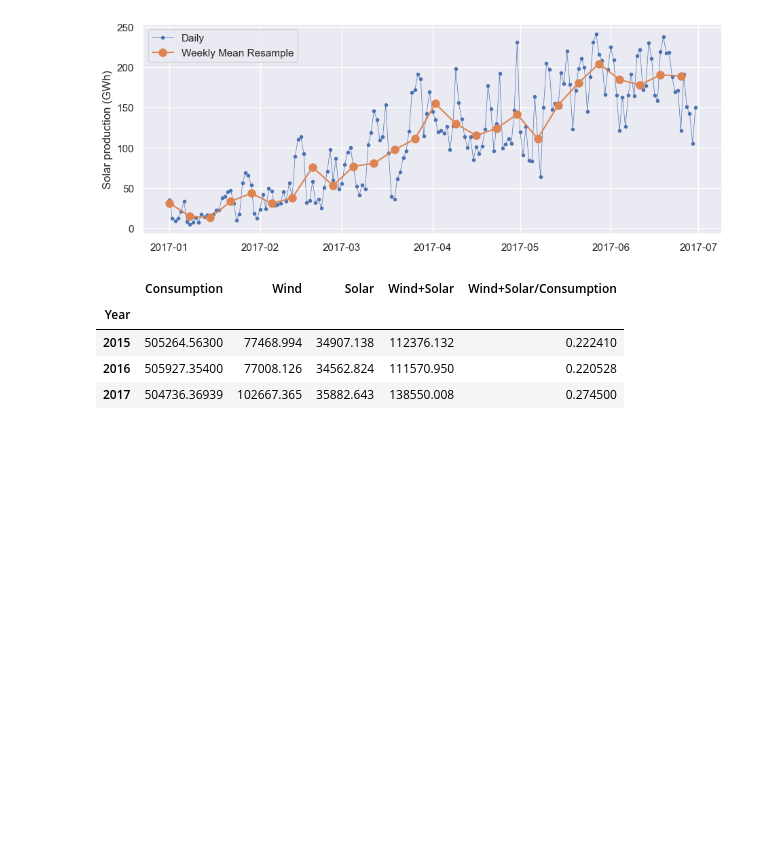
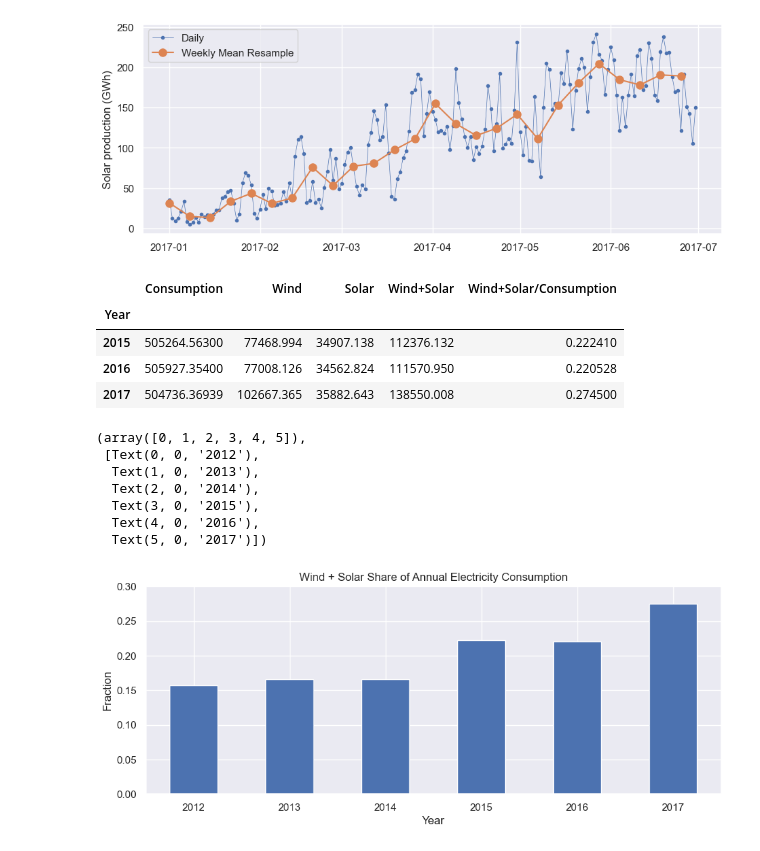
Before and after one commit to khangnl24112002/AI-2025, a Jupyter notebook: Module03/Week01/pandas_timeseriesdata.ipynb, the cells around one changed output. Drawn from its saved outputs; the diff is of its cells as text; code cells hidden in the pictures; blank space fills up the shorter version.

```diff
--- a/Module03/Week01/pandas_timeseriesdata.ipynb
+++ b/Module03/Week01/pandas_timeseriesdata.ipynb
@@ -140,3 +140,18 @@ opsd_annual.tail(3)
 | 2015 | 505264.56300 | 77468.994 | 34907.138 | 112376.132 | 0.222410 |
 | 2016 | 505927.35400 | 77008.126 | 34562.824 | 111570.950 | 0.220528 |
 | 2017 | 504736.36939 | 102667.365 | 35882.643 | 138550.008 | 0.274500 |
+# %%
+ax = opsd_annual.loc[2012:, 'Wind+Solar/Consumption'].plot.bar(color='C0')
+ax.set_ylabel('Fraction')
+ax.set_ylim(0, 0.3)
+ax.set_title('Wind + Solar Share of Annual Electricity Consumption')
+plt.xticks(rotation=0)
+# %% [output]
+(array([0, 1, 2, 3, 4, 5]),
+ [Text(0, 0, '2012'),
+  Text(1, 0, '2013'),
+  Text(2, 0, '2014'),
+  Text(3, 0, '2015'),
+  Text(4, 0, '2016'),
+  Text(5, 0, '2017')])
+[figure, added]
```
Also changed, not shown: parts of 3 cells of this notebook.
